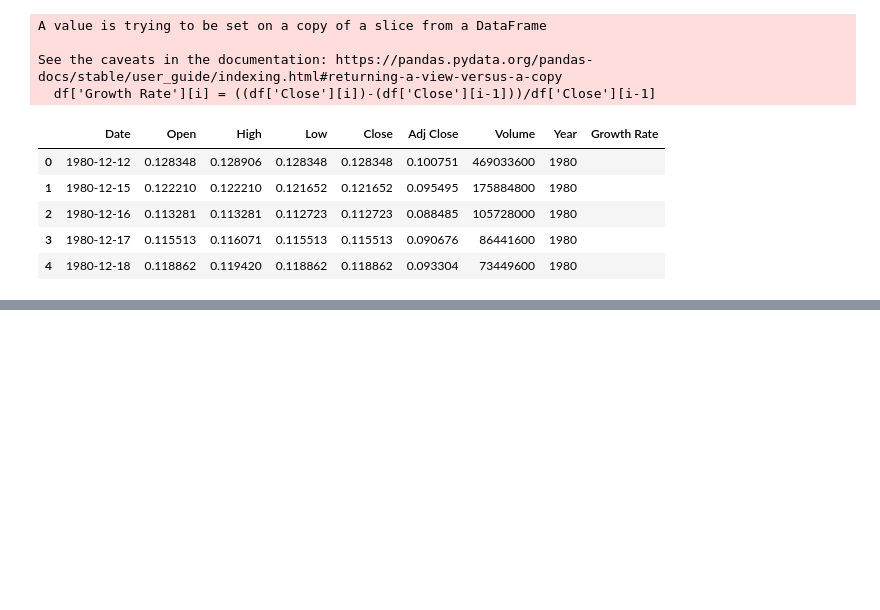
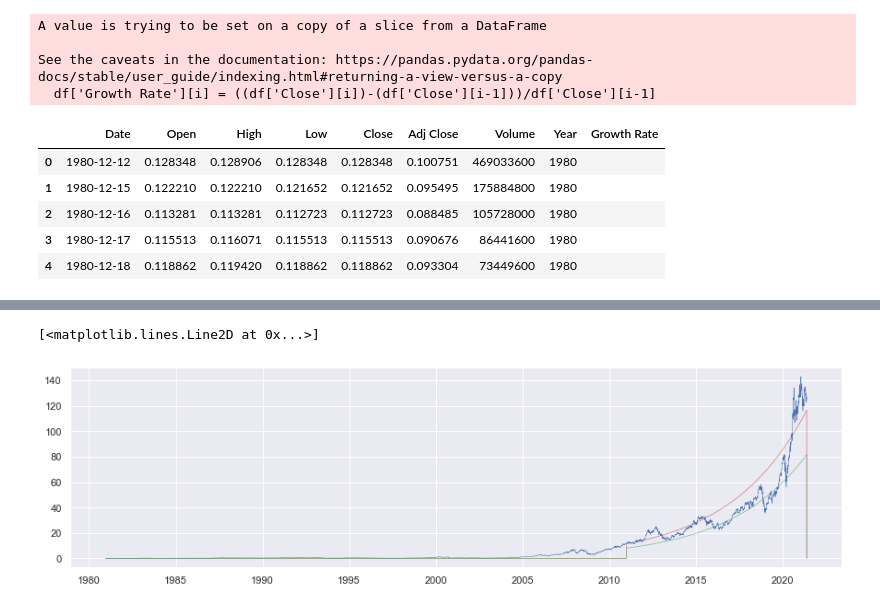
Before and after one commit to ThejakaSEP/Intrinsic-Value-for-Stocks, a Jupyter notebook: Intrinsic Value Calculation.ipynb, the cells around one changed output, grey strips where cells are left out. Cells and saved outputs as stored; diff of their text form; code cells hidden in the pictures; blank space fills up the shorter version.

```diff
--- a/Intrinsic Value Calculation.ipynb
+++ b/Intrinsic Value Calculation.ipynb
@@ -156,0 +174,3 @@ Daily_Compount_Rate
+# %%
+Compound_Daily_Growth_Rate = (LastRate/FirstRate)**(1/(LastIndex-FirstIndex))-1
+Compound_Daily_Growth_Rate
@@ -156,0 +181,7 @@ Daily_Compount_Rate
+# %%
+# Initialize a column for the new prediction Values
+df['NewPred'] =''
+
+#Initialize a column for Safety Zone of 30%
+df['Safety Zone'] = ''
+safeZone = 0.7
@@ -156,0 +196,8 @@ Daily_Compount_Rate
+# %%
+LastRow = df['Date'].tolist().index(df['Date'][df.index[-1]])
+
+df['NewPred'][LastIndex] = df['Close'][LastIndex]
+
+for i in range(LastIndex+1,LastRow):
+    df['NewPred'][i] = df['NewPred'][i-1]+((df['NewPred'][i-1])*Compound_Daily_Growth_Rate)
+    df['Safety Zone'][i] = df['NewPred'][i]*safeZone
@@ -156,0 +243,14 @@ Daily_Compount_Rate
+# %%
+val = df['NewPred'][0]
+
+for i in df.index :
+    if df['NewPred'][i] == val:
+        df['NewPred'][i] = 0.0
+        df['Safety Zone'][i] = 0.0
+
+    elif df['Safety Zone'][i] == val:
+        df['Safety Zone'][i] = 0.0
+
+    else:
+        df['NewPred'][i].astype(float)
+        df['Safety Zone'][i].astype(float)
@@ -156,0 +270,7 @@ Daily_Compount_Rate
+# %%
+plt.plot(df['Date'],df['NewPred'],'r',linewidth=0.5)
+plt.plot(df['Date'],df['Close'],linewidth=0.5)
+plt.plot(df['Date'],df['Safety Zone'],'g',linewidth=0.5)
+# %% [output]
+[<matplotlib.lines.Line2D at 0x...>]
+[figure, added]
```
Also changed, not shown: parts of 20 cells of this notebook.
